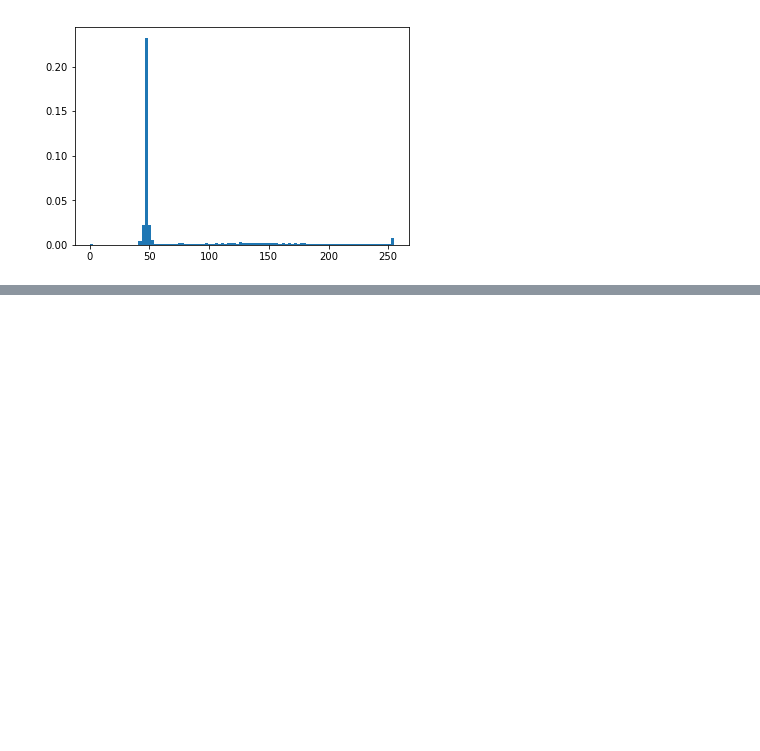
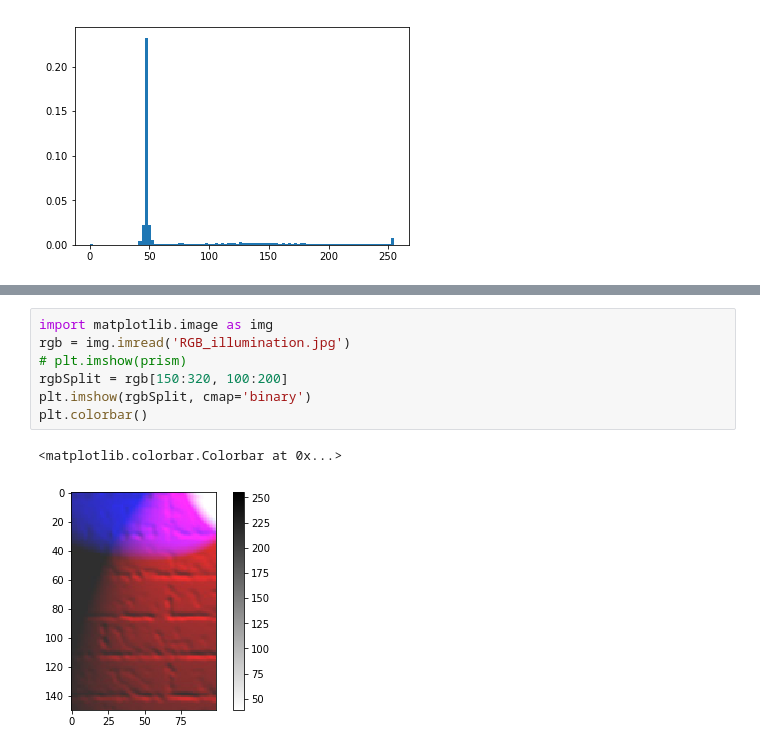
Before and after one commit to stephanieeechang/PythonGameProg, a Jupyter notebook: PythonImage.ipynb, the cells around one changed output, grey strips where cells are left out. Saved outputs shown, nothing was run; the diff lists cells and outputs as text; blank space fills up the shorter version.

Commit message:
python image program

```diff
--- a/PythonImage.ipynb
+++ b/PythonImage.ipynb
@@ -50,0 +53,10 @@ n, b, p = plt.hist(prismRed.ravel(), bins=100, range=(0, 1), normed=True)
+# %%
+import matplotlib.image as img
+rgb = img.imread('RGB_illumination.jpg')
+# plt.imshow(prism)
+rgbSplit = rgb[150:320, 100:200]
+plt.imshow(rgbSplit, cmap='binary')
+plt.colorbar()
+# %% [output]
+<matplotlib.colorbar.Colorbar at 0x...>
+[figure, added]
```
Also changed, not shown: parts of 5 cells of this notebook.
